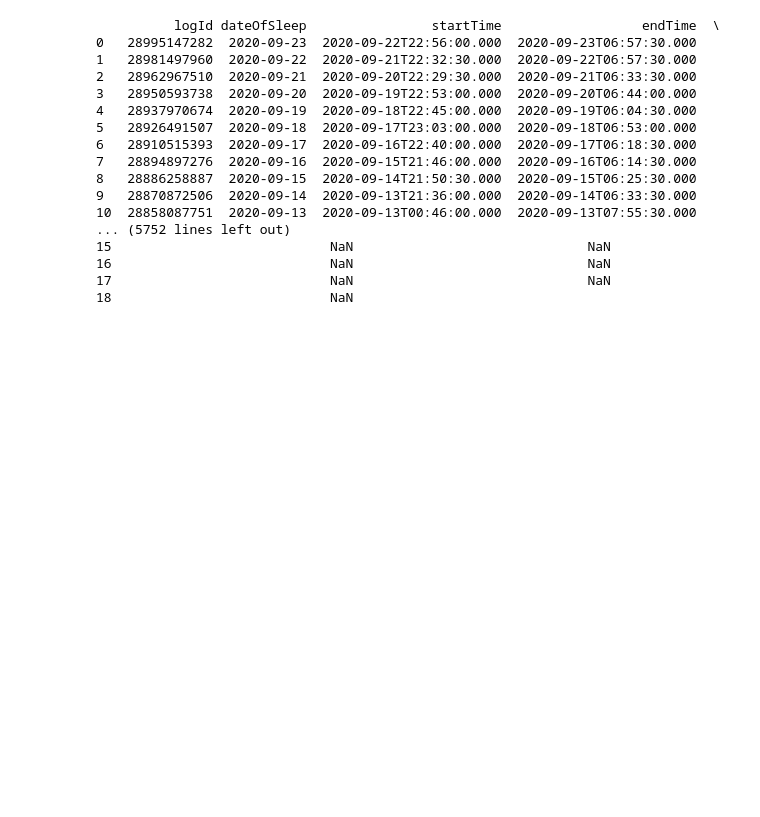
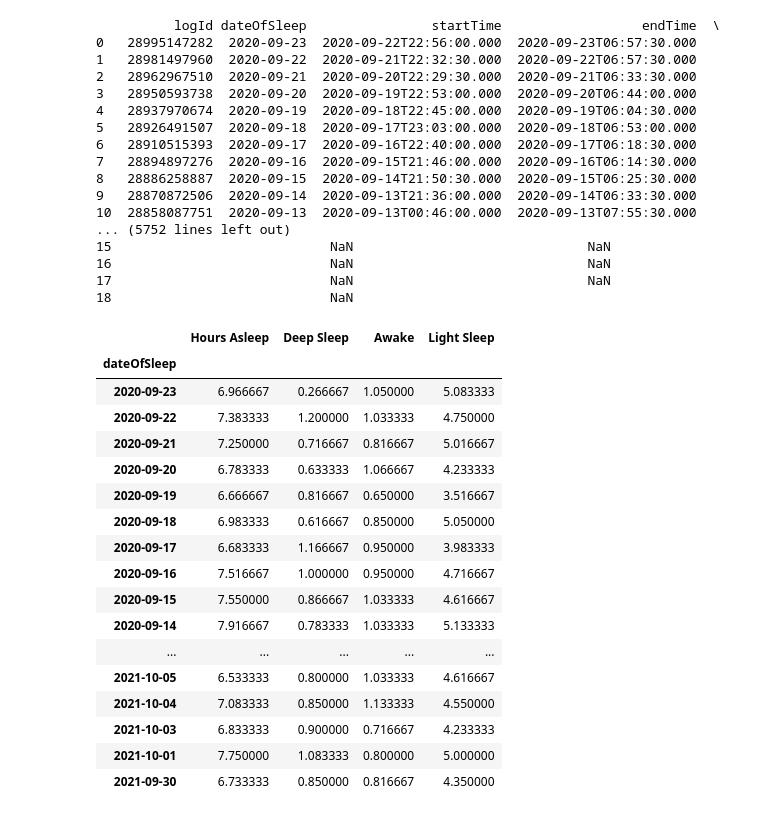
Before and after one commit to bratrudb/Fitbit_data_analysis, a Jupyter notebook: fitbit_analysis-sleep.ipynb, the cells around one changed output. Drawn from its saved outputs; the diff is of its cells as text; code cells hidden in the pictures; blank space fills up the shorter version.

```diff
--- a/fitbit_analysis-sleep.ipynb
+++ b/fitbit_analysis-sleep.ipynb
@@ -63,6 +66,31 @@ fitbit_df
 16                            NaN                              NaN
 17                            NaN                              NaN
 18                            NaN
+# %%
+sleep_times_df = fitbit_df[['dateOfSleep', 'minutesAsleep', 'levels.summary.deep.minutes', 'levels.summary.wake.minutes', 'levels.summary.light.minutes']]
+sleep_times_df = sleep_times_df.set_index('dateOfSleep')
+sleep_times_df = sleep_times_df / 60
+sleep_times_df = sleep_times_df.rename(columns={'minutesAsleep':'Hours Asleep', 'levels.summary.deep.minutes':'Deep Sleep', 'levels.summary.wake.minutes':'Awake', 'levels.summary.light.minutes':'Light Sleep'})
+sleep_times_df
+# %% [output]
+|  | Hours Asleep | Deep Sleep | Awake | Light Sleep |
+| dateOfSleep |  |  |  |  |
+| 2020-09-23 | 6.966667 | 0.266667 | 1.050000 | 5.083333 |
+| 2020-09-22 | 7.383333 | 1.200000 | 1.033333 | 4.750000 |
+| 2020-09-21 | 7.250000 | 0.716667 | 0.816667 | 5.016667 |
+| 2020-09-20 | 6.783333 | 0.633333 | 1.066667 | 4.233333 |
+| 2020-09-19 | 6.666667 | 0.816667 | 0.650000 | 3.516667 |
+| 2020-09-18 | 6.983333 | 0.616667 | 0.850000 | 5.050000 |
+| 2020-09-17 | 6.683333 | 1.166667 | 0.950000 | 3.983333 |
+| 2020-09-16 | 7.516667 | 1.000000 | 0.950000 | 4.716667 |
+| 2020-09-15 | 7.550000 | 0.866667 | 1.033333 | 4.616667 |
+| 2020-09-14 | 7.916667 | 0.783333 | 1.033333 | 5.133333 |
+| ... | ... | ... | ... | ... |
+| 2021-10-05 | 6.533333 | 0.800000 | 1.033333 | 4.616667 |
+| 2021-10-04 | 7.083333 | 0.850000 | 1.133333 | 4.550000 |
+| 2021-10-03 | 6.833333 | 0.900000 | 0.716667 | 4.233333 |
+| 2021-10-01 | 7.750000 | 1.083333 | 0.800000 | 5.000000 |
+| 2021-09-30 | 6.733333 | 0.850000 | 0.816667 | 4.350000 |
 # %%
 # Import sleep score table
 sleep_score_df = pd.read_csv('JSON Files/Sleep/sleep_score.csv')
```
Also changed, not shown: parts of 6 cells of this notebook.
